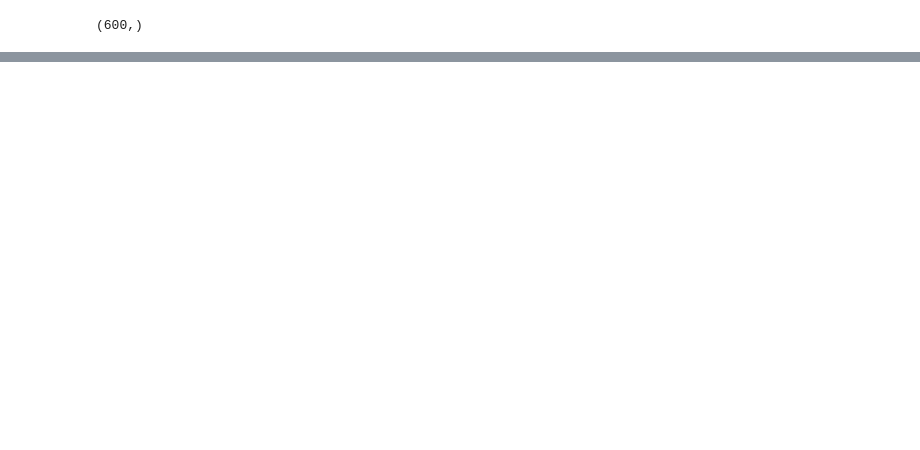
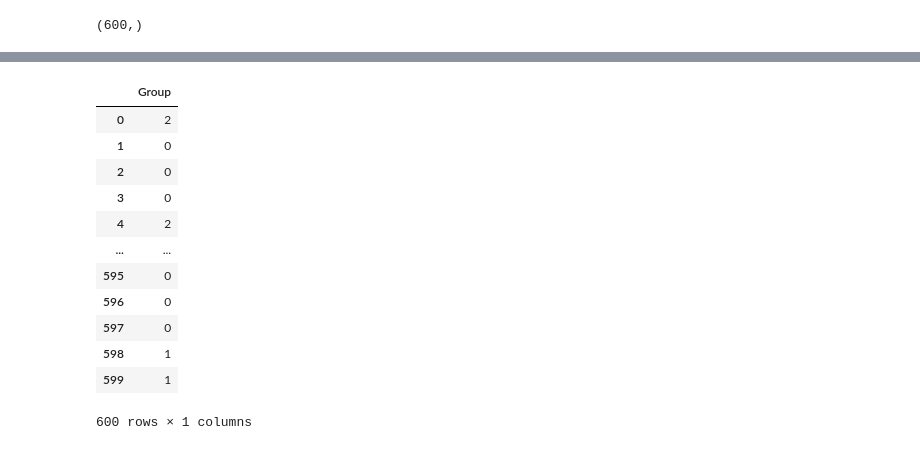
Before and after one commit to Tony-47/training, a Jupyter notebook: Untitled8.ipynb, the cells around one changed output, grey strips where cells are left out. Cells and saved outputs as stored; diff of their text form; code cells hidden in the pictures; blank space fills up the shorter version.

```diff
--- a/Untitled8.ipynb
+++ b/Untitled8.ipynb
@@ -60,0 +63,17 @@ wcss
+# %%
+group_num=pd.DataFrame(cluster,columns=['Group'])
+group_num
+# %% [output]
+|  | Group |
+| 0 | 2 |
+| 1 | 0 |
+| 2 | 0 |
+| 3 | 0 |
+| 4 | 2 |
+| ... | ... |
+| 595 | 0 |
+| 596 | 0 |
+| 597 | 0 |
+| 598 | 1 |
+| 599 | 1 |
+600 rows × 1 columns
```
Also changed, not shown: parts of 8 cells of this notebook.
